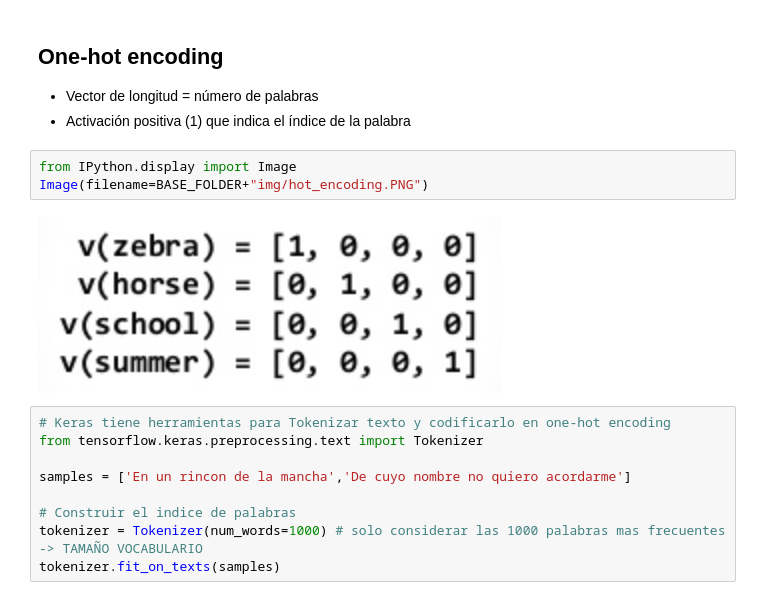
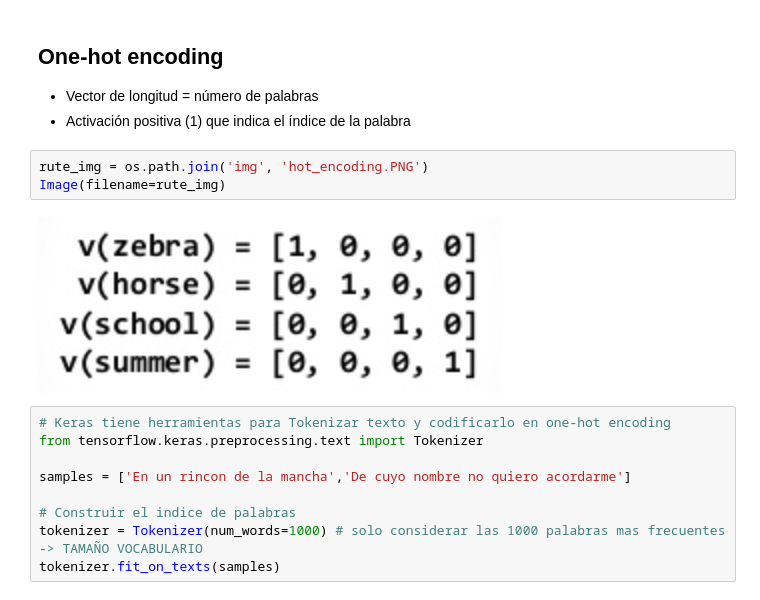
Before and after one commit to JoseJesusLaCasaNieto/Neural_Networks_and_Deep_Learning, a Jupyter notebook: 07MIAR_VC08_Deep_learning_para_texto_y_secuencias_Colab_Clase.ipynb, the cells around one changed output. Saved outputs shown, nothing was run; the diff lists cells and outputs as text.

```diff
--- a/07MIAR_VC08_Deep_learning_para_texto_y_secuencias_Colab_Clase.ipynb
+++ b/07MIAR_VC08_Deep_learning_para_texto_y_secuencias_Colab_Clase.ipynb
@@ -63,11 +58,11 @@ Image(filename=BASE_FOLDER+"img/n-grams.jpg")
 ## One-hot encoding
 - Vector de longitud = número de palabras
 - Activación positiva (1) que indica el índice de la palabra
-# %%
-from IPython.display import Image
-Image(filename=BASE_FOLDER+"img/hot_encoding.PNG")
-# %% [output]
-[figure, removed]
+# %%
+rute_img = os.path.join('img', 'hot_encoding.PNG')
+Image(filename=rute_img)
+# %% [output]
+[figure, added]
 # %%
 # Keras tiene herramientas para Tokenizar texto y codificarlo en one-hot encoding
 from tensorflow.keras.preprocessing.text import Tokenizer
```
Also changed, not shown: parts of 18 cells of this notebook.
